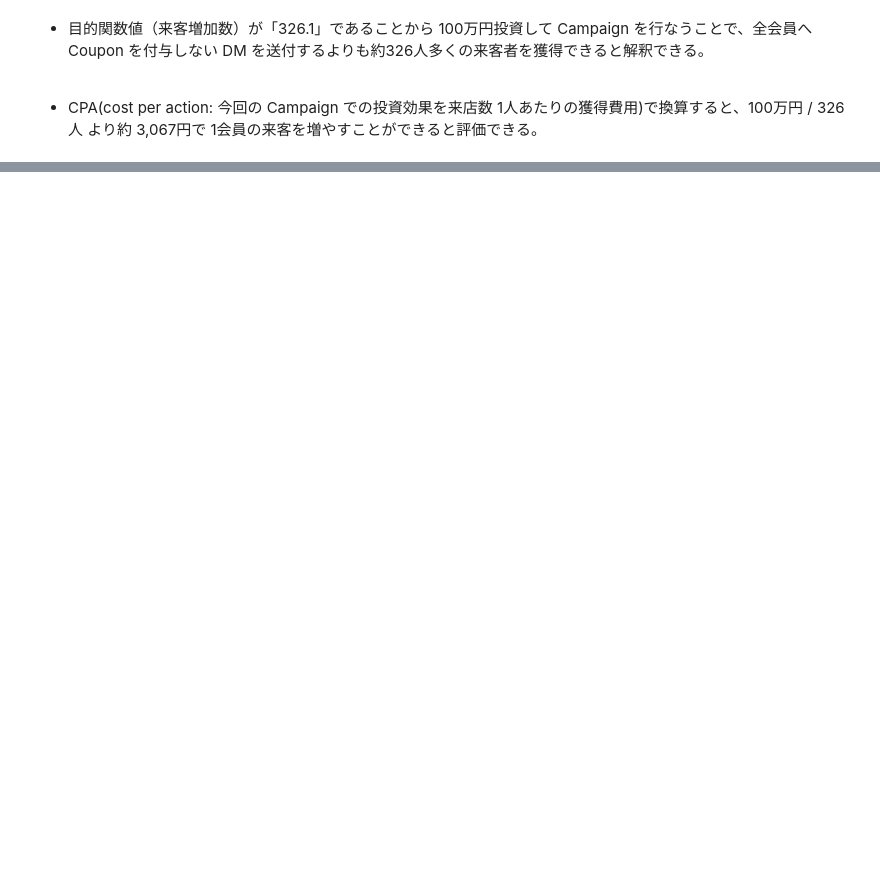
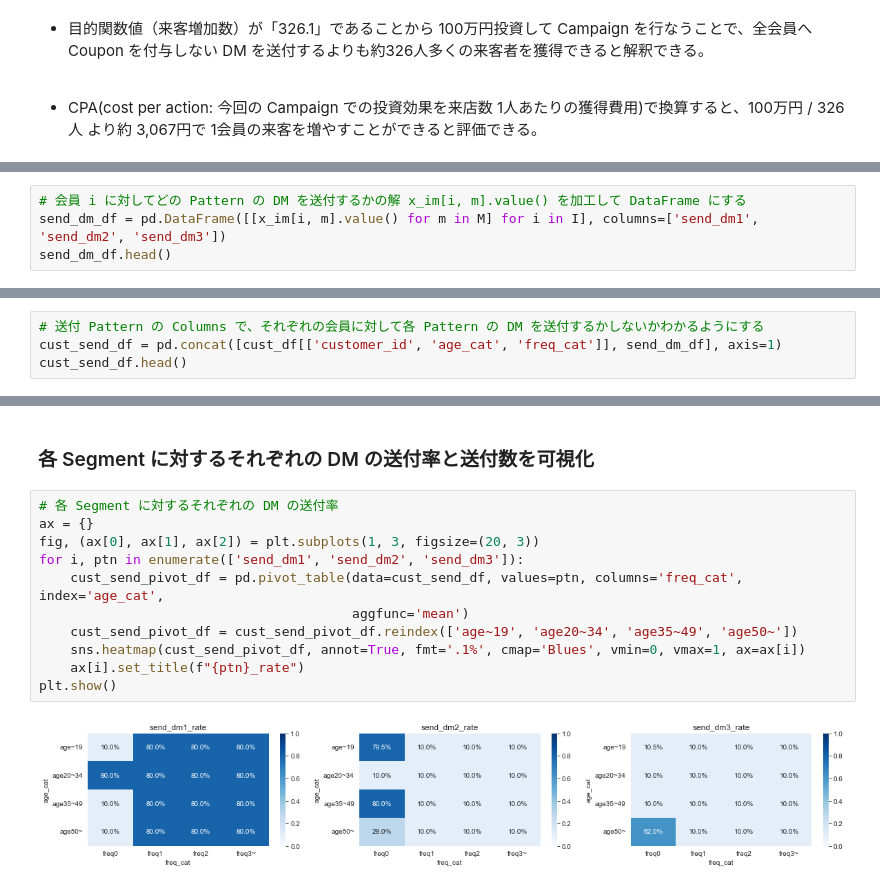
Before and after one commit to 1024xx4/py_mathematical_optimization, a Jupyter notebook: 4_coupon/coupon.ipynb, the cells around one changed output, grey strips where cells are left out. Drawn from its saved outputs; the diff is of its cells as text; blank space fills up the shorter version.

Commit message:
Feat: 実際に得られた階を確認して、どの Segment に対して Coupon が付与されているか確認してみる#7

```diff
--- a/4_coupon/coupon.ipynb
+++ b/4_coupon/coupon.ipynb
@@ -294,0 +297,4 @@ Status: Optimal
+# %%
+# 会員 i に対してどの Pattern の DM を送付するかの解 x_im[i, m].value() を加工して DataFrame にする
+send_dm_df = pd.DataFrame([[x_im[i, m].value() for m in M] for i in I], columns=['send_dm1', 'send_dm2', 'send_dm3'])
+send_dm_df.head()
@@ -294,0 +308,4 @@ Status: Optimal
+# %%
+# 送付 Pattern の Columns で、それぞれの会員に対して各 Pattern の DM を送付するかしないかわかるようにする
+cust_send_df = pd.concat([cust_df[['customer_id', 'age_cat', 'freq_cat']], send_dm_df], axis=1)
+cust_send_df.head()
@@ -294,0 +319,15 @@ Status: Optimal
+# %% [markdown]
+### 各 Segment に対するそれぞれの DM の送付率と送付数を可視化
+# %%
+# 各 Segment に対するそれぞれの DM の送付率
+ax = {}
+fig, (ax[0], ax[1], ax[2]) = plt.subplots(1, 3, figsize=(20, 3))
+for i, ptn in enumerate(['send_dm1', 'send_dm2', 'send_dm3']):
+    cust_send_pivot_df = pd.pivot_table(data=cust_send_df, values=ptn, columns='freq_cat', index='age_cat',
+                                        aggfunc='mean')
+    cust_send_pivot_df = cust_send_pivot_df.reindex(['age~19', 'age20~34', 'age35~49', 'age50~'])
+    sns.heatmap(cust_send_pivot_df, annot=True, fmt='.1%', cmap='Blues', vmin=0, vmax=1, ax=ax[i])
+    ax[i].set_title(f"{ptn}_rate")
+plt.show()
+# %% [output]
+[figure, added]
```
Also changed, not shown: parts of 11 cells of this notebook.
